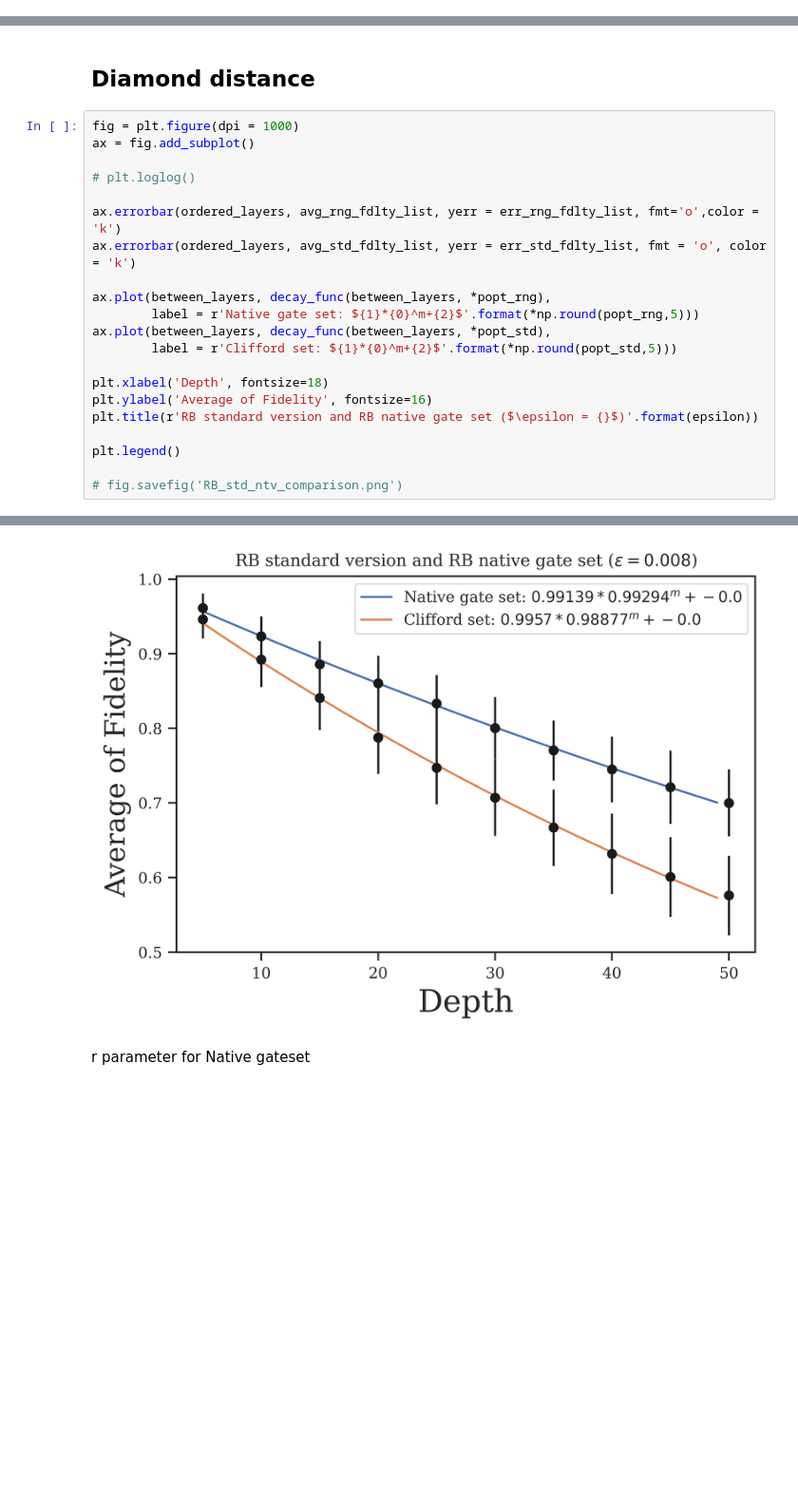
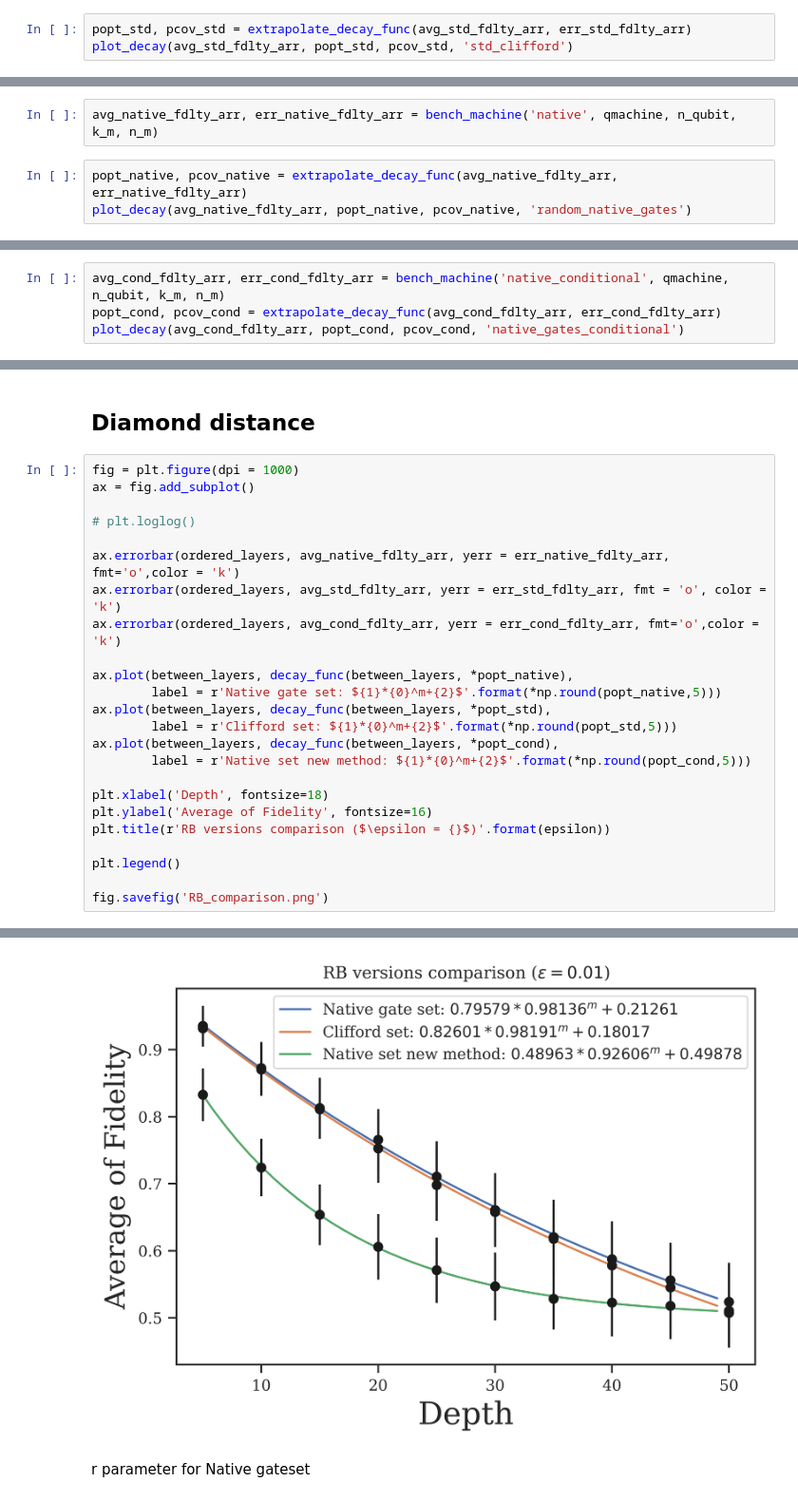
Before and after one commit to mmehrani/Randomized_Benchmarking_protocol, a Jupyter notebook: Bench_machine.ipynb, the cells around one changed output, grey strips where cells are left out. Shown at 95% size. Drawn from its saved outputs; the diff is of its cells as text; blank space fills up the shorter version.

```diff
--- a/Bench_machine.ipynb
+++ b/Bench_machine.ipynb
@@ -120,0 +106,3 @@ fig.savefig('RB_std_clifford_gates.png')
+# %%
+popt_std, pcov_std = extrapolate_decay_func(avg_std_fdlty_arr, err_std_fdlty_arr)
+plot_decay(avg_std_fdlty_arr, popt_std, pcov_std, 'std_clifford')
@@ -177,0 +122,5 @@ fig.savefig('RB_std_native_gates.png')
+# %%
+avg_native_fdlty_arr, err_native_fdlty_arr = bench_machine('native', qmachine, n_qubit, k_m, n_m)
+# %%
+popt_native, pcov_native = extrapolate_decay_func(avg_native_fdlty_arr, err_native_fdlty_arr)
+plot_decay(avg_native_fdlty_arr, popt_native, pcov_native, 'random_native_gates')
@@ -201,0 +139,4 @@ fig.savefig('RB_std_native_gates.png')
+# %%
+avg_cond_fdlty_arr, err_cond_fdlty_arr = bench_machine('native_conditional', qmachine, n_qubit, k_m, n_m)
+popt_cond, pcov_cond = extrapolate_decay_func(avg_cond_fdlty_arr, err_cond_fdlty_arr)
+plot_decay(avg_cond_fdlty_arr, popt_cond, pcov_cond, 'native_gates_conditional')
@@ -207,19 +150,22 @@ ax = fig.add_subplot()
 
 # plt.loglog()
 
-ax.errorbar(ordered_layers, avg_rng_fdlty_list, yerr = err_rng_fdlty_list, fmt='o',color = 'k')
-ax.errorbar(ordered_layers, avg_std_fdlty_list, yerr = err_std_fdlty_list, fmt = 'o', color = 'k')
+ax.errorbar(ordered_layers, avg_native_fdlty_arr, yerr = err_native_fdlty_arr, fmt='o',color = 'k')
+ax.errorbar(ordered_layers, avg_std_fdlty_arr, yerr = err_std_fdlty_arr, fmt = 'o', color = 'k')
+ax.errorbar(ordered_layers, avg_cond_fdlty_arr, yerr = err_cond_fdlty_arr, fmt='o',color = 'k')
 
-ax.plot(between_layers, decay_func(between_layers, *popt_rng),
-        label = r'Native gate set: ${1}*{0}^m+{2}$'.format(*np.round(popt_rng,5)))
+ax.plot(between_layers, decay_func(between_layers, *popt_native),
+        label = r'Native gate set: ${1}*{0}^m+{2}$'.format(*np.round(popt_native,5)))
 ax.plot(between_layers, decay_func(between_layers, *popt_std),
         label = r'Clifford set: ${1}*{0}^m+{2}$'.format(*np.round(popt_std,5)))
+ax.plot(between_layers, decay_func(between_layers, *popt_cond),
+        label = r'Native set new method: ${1}*{0}^m+{2}$'.format(*np.round(popt_cond,5)))
 
 plt.xlabel('Depth', fontsize=18)
 plt.ylabel('Average of Fidelity', fontsize=16)
-plt.title(r'RB standard version and RB native gate set ($\epsilon = {}$)'.format(epsilon))
+plt.title(r'RB versions comparison ($\epsilon = {}$)'.format(epsilon))
 
 plt.legend()
 
-# fig.savefig('RB_std_ntv_comparison.png')
+fig.savefig('RB_comparison.png')
 # %% [output]
@@ -227,4 +172,4 @@ plt.legend()
-[figure, old version]
+[figure, new version]
 # %% [markdown]
 r parameter for Native gateset
 # %%
```
Also changed, not shown: parts of 31 cells of this notebook, 6 other files.
